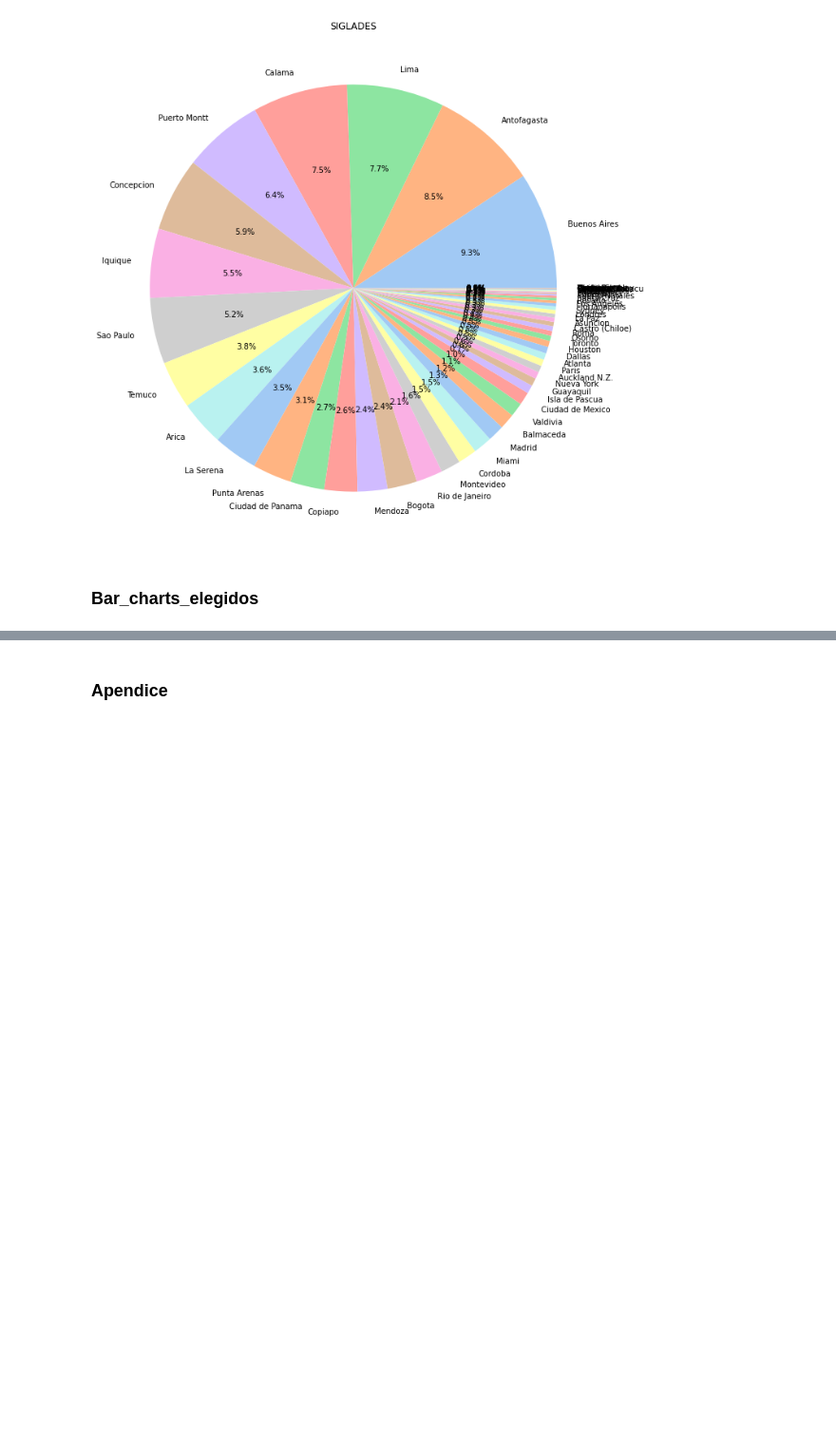
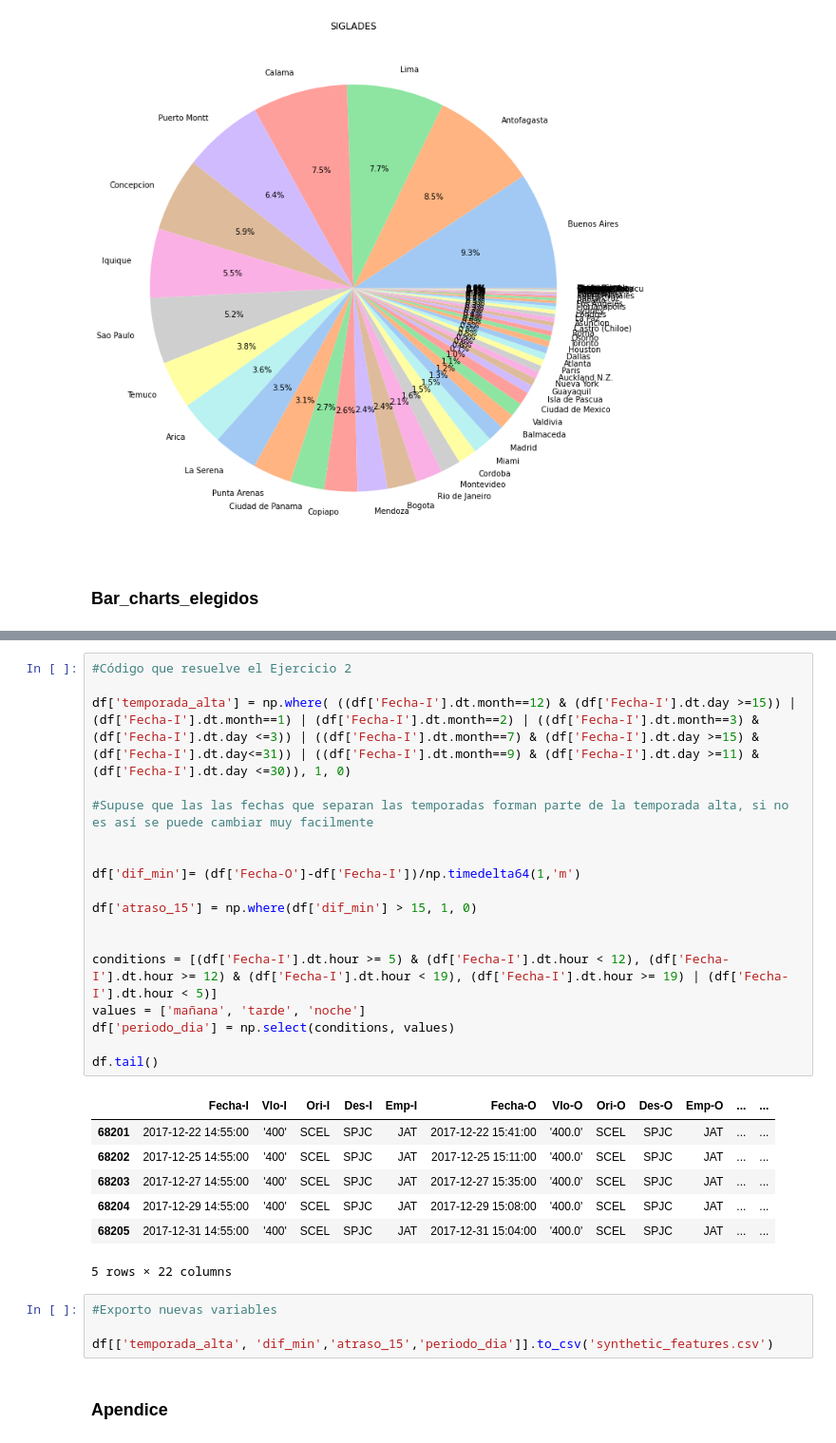
Before and after one commit to andrewgmercader/DSChallengeLATAM, a Jupyter notebook: solution.ipynb, the cells around one changed output, grey strips where cells are left out. Shown at 95% size. Saved outputs shown, nothing was run; the diff lists cells and outputs as text; blank space fills up the shorter version.

Commit message:
Ejercicios 1 y 2 ok

```diff
--- a/solution.ipynb
+++ b/solution.ipynb
@@ -118,3 +153,33 @@ Series temporales Nacionales e Internacionales:
+# %%
+#Código que resuelve el Ejercicio 2
+
+df['temporada_alta'] = np.where( ((df['Fecha-I'].dt.month==12) & (df['Fecha-I'].dt.day >=15)) | (df['Fecha-I'].dt.month==1) | (df['Fecha-I'].dt.month==2) | ((df['Fecha-I'].dt.month==3) & (df['Fecha-I'].dt.day <=3)) | ((df['Fecha-I'].dt.month==7) & (df['Fecha-I'].dt.day >=15) &  (df['Fecha-I'].dt.day<=31)) | ((df['Fecha-I'].dt.month==9) & (df['Fecha-I'].dt.day >=11) & (df['Fecha-I'].dt.day <=30)), 1, 0)
+
+#Supuse que las las fechas que separan las temporadas forman parte de la temporada alta, si no es así se puede cambiar muy facilmente
+
+
+df['dif_min']= (df['Fecha-O']-df['Fecha-I'])/np.timedelta64(1,'m')
+
+df['atraso_15'] = np.where(df['dif_min'] > 15, 1, 0)
+
+
+conditions = [(df['Fecha-I'].dt.hour >= 5) & (df['Fecha-I'].dt.hour < 12), (df['Fecha-I'].dt.hour >= 12) & (df['Fecha-I'].dt.hour < 19), (df['Fecha-I'].dt.hour >= 19) | (df['Fecha-I'].dt.hour < 5)]
+values = ['mañana', 'tarde', 'noche']
+df['periodo_dia'] = np.select(conditions, values)
+
+df.tail()
+# %% [output]
+|  | Fecha-I | Vlo-I | Ori-I | Des-I | Emp-I | Fecha-O | Vlo-O | Ori-O | Des-O | Emp-O | ... | ... |
+| 68201 | 2017-12-22 14:55:00 | '400' | SCEL | SPJC | JAT | 2017-12-22 15:41:00 | '400.0' | SCEL | SPJC | JAT | ... | ... |
+| 68202 | 2017-12-25 14:55:00 | '400' | SCEL | SPJC | JAT | 2017-12-25 15:11:00 | '400.0' | SCEL | SPJC | JAT | ... | ... |
+| 68203 | 2017-12-27 14:55:00 | '400' | SCEL | SPJC | JAT | 2017-12-27 15:35:00 | '400.0' | SCEL | SPJC | JAT | ... | ... |
+| 68204 | 2017-12-29 14:55:00 | '400' | SCEL | SPJC | JAT | 2017-12-29 15:08:00 | '400.0' | SCEL | SPJC | JAT | ... | ... |
+| 68205 | 2017-12-31 14:55:00 | '400' | SCEL | SPJC | JAT | 2017-12-31 15:04:00 | '400.0' | SCEL | SPJC | JAT | ... | ... |
+5 rows × 22 columns
+# %%
+#Exporto nuevas variables
+
+df[['temporada_alta', 'dif_min','atraso_15','periodo_dia']].to_csv('synthetic_features.csv')
 # %% [markdown]
 ### Apendice
 # %%
```
Also changed, not shown: parts of 8 cells of this notebook, 1 other file.
